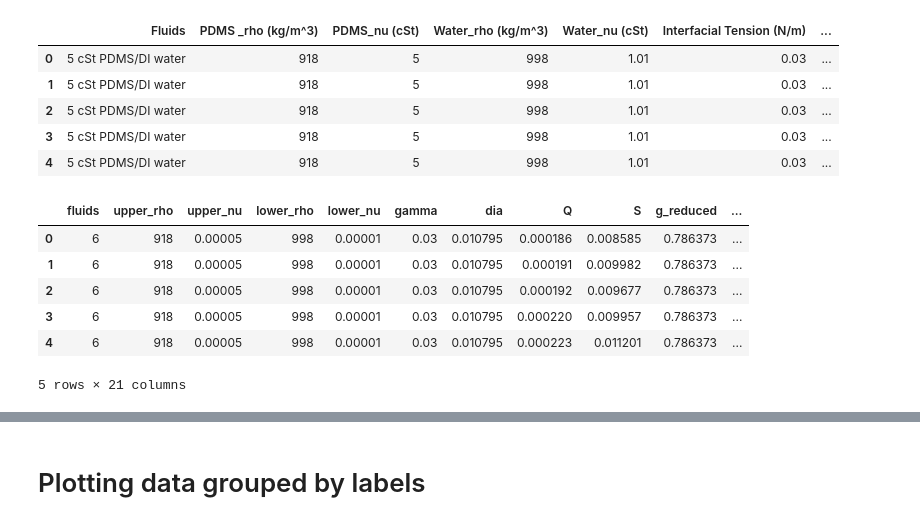
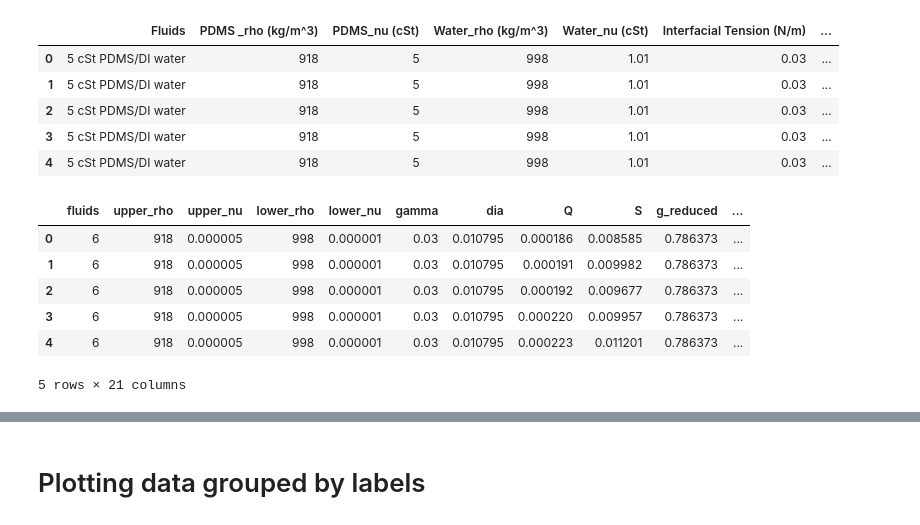
Before and after one commit to darsa881r/SW_Python, a Jupyter notebook: notebooks/Selective Withdrawal.ipynb, the cells around one changed output, grey strips where cells are left out. Drawn from its saved outputs; the diff is of its cells as text; code cells hidden in the pictures.

```diff
--- a/notebooks/Selective Withdrawal.ipynb
+++ b/notebooks/Selective Withdrawal.ipynb
@@ -45,40 +44,40 @@ data_single.columns=['fluids', 'upper_rho', 'upper_nu', 'lower_rho','lower_nu',
 data_single.drop(['tubetype','depth','day','temp'], axis=1, inplace=True)
 
 # df = df.drop(df.columns[[0, 1, 3]], axis=1)
 
-data_single['Q'] = (0.00006309*data_single['Q'])
-data_single['S'] = (0.0254*data_single['S'])
-data_single['lower_nu']=(data_single['lower_nu']*(10e-6))
-data_single['upper_nu']=(data_single['upper_nu']*(10e-6))
+data_single['Q'] = (0.00006309 * data_single['Q'])
+data_single['S'] = (0.0254 * data_single['S'])
+data_single['lower_nu'] = (data_single['lower_nu']*(1e-6))
+data_single['upper_nu'] = (data_single['upper_nu']*(1e-6))
 data_single['fluids'] = data_single.fluids.astype("category").cat.codes
 data_single['g_reduced'] = 9.81 * (1 - (data_single['upper_rho'] / data_single['lower_rho']))
 
 # Capillary length
 data_single['lc']= (data_single['gamma'] / (data_single['g_reduced'] * data_single['lower_rho'])) ** (1/2)
 
 data_single['lc_d'] = data_single['lc'] / data_single['dia']
 
 data_single['S_d'] = data_single['S'] / data_single['dia']
 data_single['S_lc'] = data_single['S'] / data_single['lc']
 
 
 data_single['nu_ratio'] = data_single['upper_rho'] / data_single['lower_rho']
 data_single['rho_ratio'] = data_single['upper_nu'] / data_single['lower_nu']
 
 data_single['V_tube'] = data_single['Q'] / ((np.pi/4) * (data_single['dia'] ** 2))
 
 data_single['Re_d'] = data_single['Q'] / (data_single['lower_nu'] * data_single['dia'])
 
 data_single['Fr_lc'] = ((data_single['Q'] ** 2) / (data_single['g_reduced'] * data_single['lc'] * (data_single['dia'] ** 4))) ** (1/2)
 data_single['Fr_dia'] = ((data_single['Q'] ** 2) / (data_single['g_reduced'] * data_single['dia'] * (data_single['dia'] ** 4))) ** (1/2)
 data_single['We_lc'] = (data_single['lower_rho'] * data_single['lc'] * (data_single['Q'] ** 2) / (data_single['gamma'] * (data_single['dia'] ** 4)))
 
 data_single.head()
 # %% [output]
 |  | fluids | upper_rho | upper_nu | lower_rho | lower_nu | gamma | dia | Q | S | g_reduced | ... |
-| 0 | 6 | 918 | 0.00005 | 998 | 0.00001 | 0.03 | 0.010795 | 0.000186 | 0.008585 | 0.786373 | ... |
-| 1 | 6 | 918 | 0.00005 | 998 | 0.00001 | 0.03 | 0.010795 | 0.000191 | 0.009982 | 0.786373 | ... |
-| 2 | 6 | 918 | 0.00005 | 998 | 0.00001 | 0.03 | 0.010795 | 0.000192 | 0.009677 | 0.786373 | ... |
-| 3 | 6 | 918 | 0.00005 | 998 | 0.00001 | 0.03 | 0.010795 | 0.000220 | 0.009957 | 0.786373 | ... |
-| 4 | 6 | 918 | 0.00005 | 998 | 0.00001 | 0.03 | 0.010795 | 0.000223 | 0.011201 | 0.786373 | ... |
+| 0 | 6 | 918 | 0.000005 | 998 | 0.000001 | 0.03 | 0.010795 | 0.000186 | 0.008585 | 0.786373 | ... |
+| 1 | 6 | 918 | 0.000005 | 998 | 0.000001 | 0.03 | 0.010795 | 0.000191 | 0.009982 | 0.786373 | ... |
+| 2 | 6 | 918 | 0.000005 | 998 | 0.000001 | 0.03 | 0.010795 | 0.000192 | 0.009677 | 0.786373 | ... |
+| 3 | 6 | 918 | 0.000005 | 998 | 0.000001 | 0.03 | 0.010795 | 0.000220 | 0.009957 | 0.786373 | ... |
+| 4 | 6 | 918 | 0.000005 | 998 | 0.000001 | 0.03 | 0.010795 | 0.000223 | 0.011201 | 0.786373 | ... |
 5 rows × 21 columns
```
Also changed, not shown: parts of 8 cells of this notebook.
